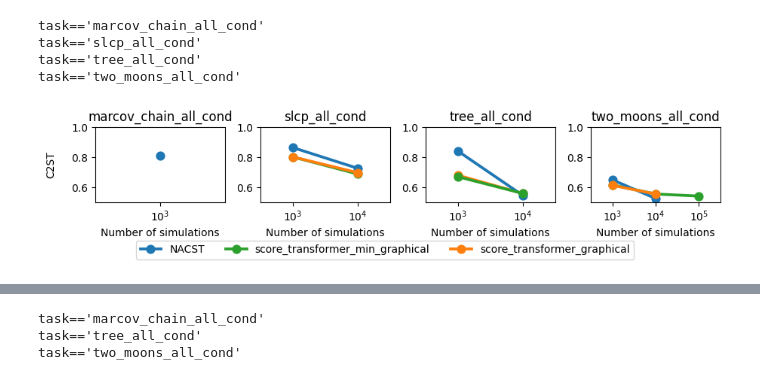
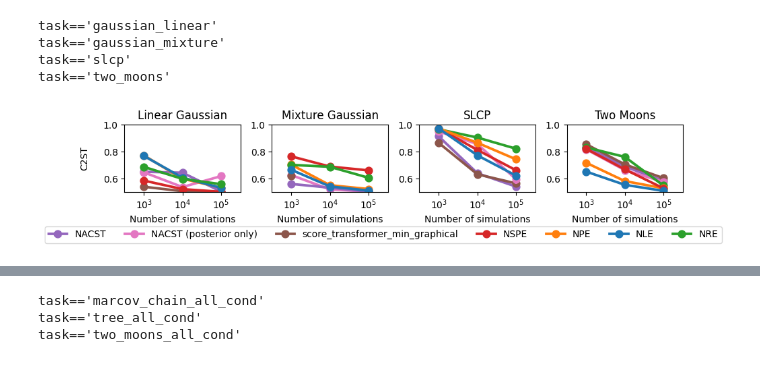
Before and after one commit to mackelab/probjax, a Jupyter notebook: scoresbibm/results.ipynb, the cells around one changed output, grey strips where cells are left out. Drawn from its saved outputs; the diff is of its cells as text; code cells hidden in the pictures.

```diff
--- a/scoresbibm/results.ipynb
+++ b/scoresbibm/results.ipynb
@@ -11,10 +11,10 @@ from scoresbibm.src.utils.data_utils import query
 import warnings
 warnings.filterwarnings("ignore")
 # %%
-fig, axes = multi_plot("../results/benchmark_vesde_all_cond3", "task", "metric", plot_metric_by_num_simulations, hue="method")
+fig, axes = multi_plot("results/bm_vpsde", "task", "metric", plot_metric_by_num_simulations, hue="method")
 # %% [output]
-task=='marcov_chain_all_cond'
-task=='slcp_all_cond'
-task=='tree_all_cond'
-task=='two_moons_all_cond'
+task=='gaussian_linear'
+task=='gaussian_mixture'
+task=='slcp'
+task=='two_moons'
-[figure, old version]
+[figure, new version]
```
Also changed, not shown: parts of 7 cells of this notebook, 16 other files.
